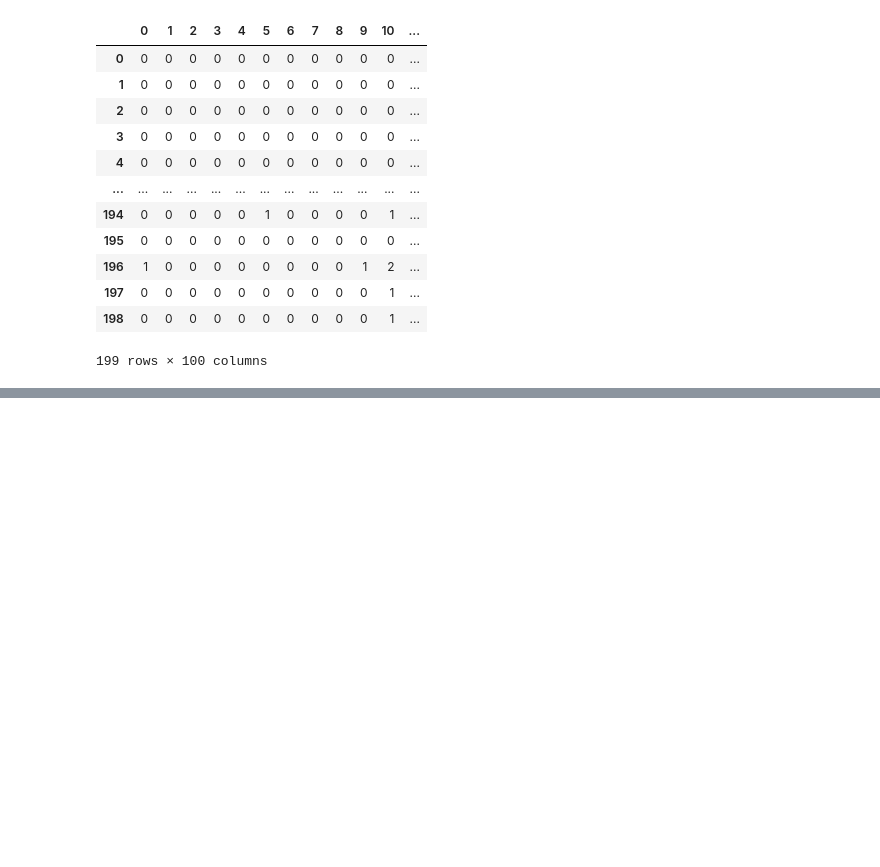
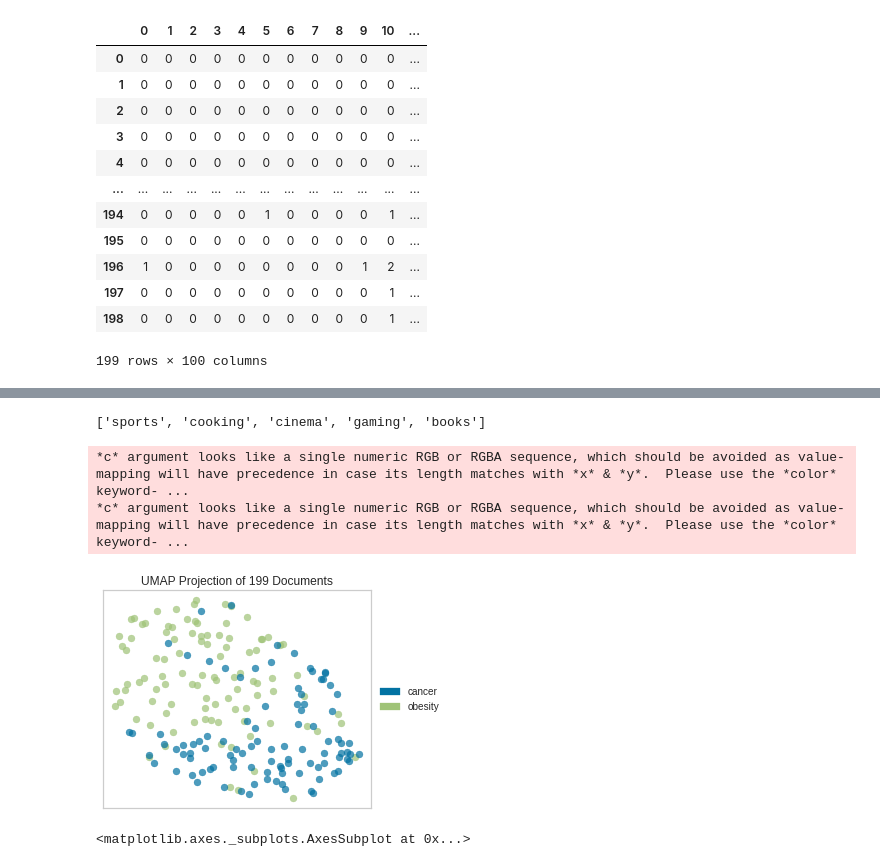
Before and after one commit to GuptaNavdeep1983/CS688, a Jupyter notebook: Assignment_8.ipynb, the cells around one changed output, grey strips where cells are left out. Drawn from its saved outputs; the diff is of its cells as text; code cells hidden in the pictures; blank space fills up the shorter version.

```diff
--- a/Assignment_8.ipynb
+++ b/Assignment_8.ipynb
@@ -201,0 +223,20 @@ ax.grid()
+# %%
+from sklearn.feature_extraction.text import TfidfVectorizer
+from yellowbrick.datasets import load_hobbies
+from yellowbrick.text import UMAPVisualizer
+# import umap.umap_ as UMAP
+tfidf = TfidfVectorizer()
+docs = tfidf.fit_transform(documents)
+labels = principalDf['label']
+corpus = load_hobbies()
+print(corpus.labels)
+# Instantiate the text visualizer
+umap = UMAPVisualizer(metric='cosine')
+umap.fit(docs, labels)
+umap.show()
+# %% [output]
+['sports', 'cooking', 'cinema', 'gaming', 'books']
+*c* argument looks like a single numeric RGB or RGBA sequence, which should be avoided as value-mapping will have precedence in case its length matches with *x* & *y*.  Please use the *color* keyword- ...
+*c* argument looks like a single numeric RGB or RGBA sequence, which should be avoided as value-mapping will have precedence in case its length matches with *x* & *y*.  Please use the *color* keyword- ...
+[figure, added]
+<matplotlib.axes._subplots.AxesSubplot at 0x...>
```
Also changed, not shown: parts of 12 cells of this notebook.
